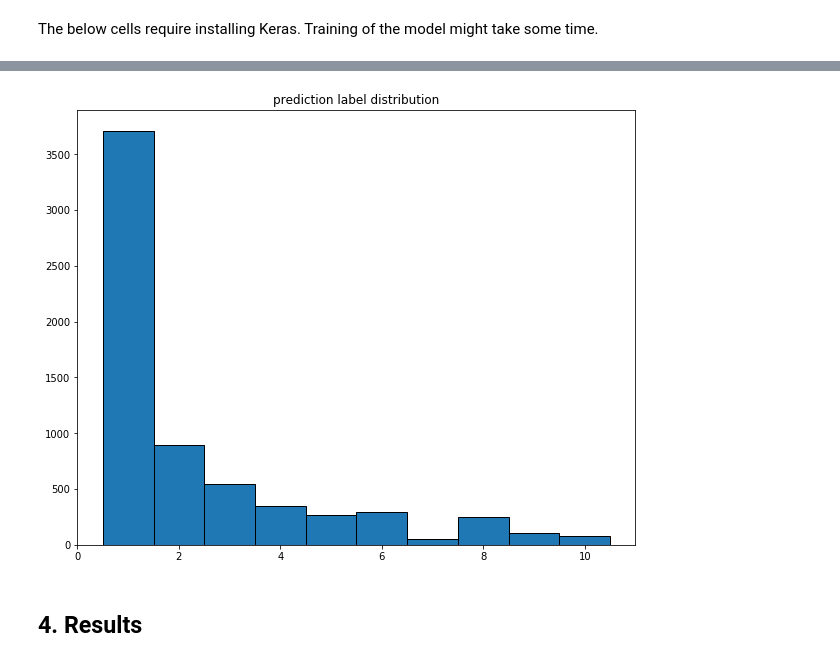
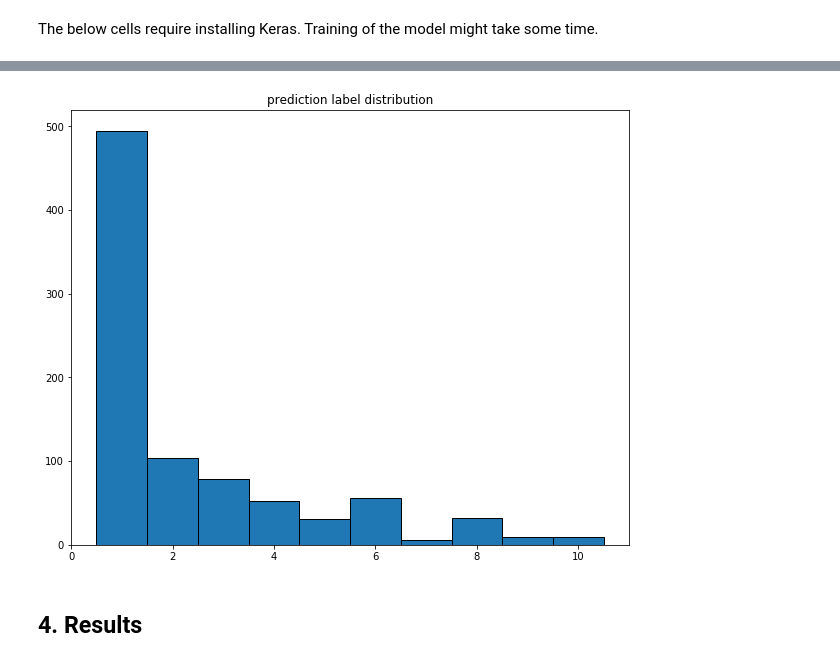
Before and after one commit to AnssiMoisio/mlbp-project, a Jupyter notebook: project-report.ipynb, the cells around one changed output, grey strips where cells are left out. Drawn from its saved outputs; the diff is of its cells as text; code cells hidden in the pictures.

```diff
--- a/project-report.ipynb
+++ b/project-report.ipynb
@@ -410,29 +411,29 @@ chroma  = Dropout(rate=0.3)(chroma)
 chroma  = Dense(48, activation='tanh', kernel_regularizer=l1_l2(1e-6, 1e-6))(chroma)
 chroma  = Dropout(rate=0.4)(chroma)
 
-mfcc  	 = Dense(48, activation='tanh', kernel_regularizer=l1_l2(1e-6, 1e-6))(mfcc_input)
+mfcc    = Dense(48, activation='tanh', kernel_regularizer=l1_l2(1e-6, 1e-6))(mfcc_input)
 mfcc    = Dropout(rate=0.3)(mfcc)
-mfcc  	 = Dense(48, activation='tanh', kernel_regularizer=l1_l2(1e-6, 1e-6))(mfcc)
+mfcc    = Dense(48, activation='tanh', kernel_regularizer=l1_l2(1e-6, 1e-6))(mfcc)
 mfcc    = Dropout(rate=0.4)(mfcc)
 
 classifier 	 = concatenate([rhythm, chroma, mfcc], axis=-1)
 
 for rate in range(3):
-	classifier = Dense(120, activation='tanh', kernel_regularizer=l1_l2(1e-6, 1e-6))(classifier)
-	classifier = Dropout(rate=0.3)(classifier)
+    classifier = Dense(120, activation='tanh', kernel_regularizer=l1_l2(1e-6, 1e-6))(classifier)
+    classifier = Dropout(rate=0.3)(classifier)
 
 classifier = Dense(10, activation='softmax', kernel_regularizer=l1_l2(1e-7, 1e-6))(classifier)
 
 input_data = [
-	x_train[:, :168],
-	x_train[:, 168:216],
-	x_train[:, 216:]
+    x_train[:, :168],
+    x_train[:, 168:216],
+    x_train[:, 216:]
 ]
 
 validation_data = [
-	x_test[:, :168],
-	x_test[:, 168:216],
-	x_test[:, 216:]
+    x_test[:, :168],
+    x_test[:, 168:216],
+    x_test[:, 216:]
 ]
 
 tensorboardCB = keras.callbacks.TensorBoard(log_dir='./Graph',
@@ -447,20 +448,16 @@ model = Model(inputs=[rhythm_input, chroma_input, mfcc_input], outputs=classifie
 model.compile(optimizer=adam, loss='categorical_crossentropy', metrics=['accuracy'])
 
 model.fit(input_data, y_train_net,
-				validation_data=(validation_data, y_test_net),
-				batch_size=256,
-				epochs=300)
+                validation_data=(validation_data, y_test_net),
+                batch_size=256,
+                epochs=300)
 
-data = dl.test_data
-test_data = [
-	data[:, :168],
-	data[:, 168:216],
-	data[:, 216:]
-]
-prediction_net = model.predict(test_data)
-y_classes = prediction_net.argmax(axis=-1) # convert probabilities into labels
-y_classes = np.subtract(y_classes, [-1]*6544)
-
+# predict
+prediction_net = model.predict(validation_data)
+# convert probabilities into labels
+y_classes = prediction_net.argmax(axis=-1)
+# shift classes from 0-9 to 1-10
+y_classes = np.subtract(y_classes, [-1]*len(y_classes))
 # plot the label distribution
 plt.figure(2, figsize=(10, 8))
 plt.title("prediction label distribution")
@@ -487,4 +484,4 @@ Epoch 300/300
-[figure, old version]
+[figure, new version]
 # %% [markdown]
 ## 4. Results
 # %% [markdown]
```
Also changed, not shown: parts of 11 cells of this notebook, 1 other file.
